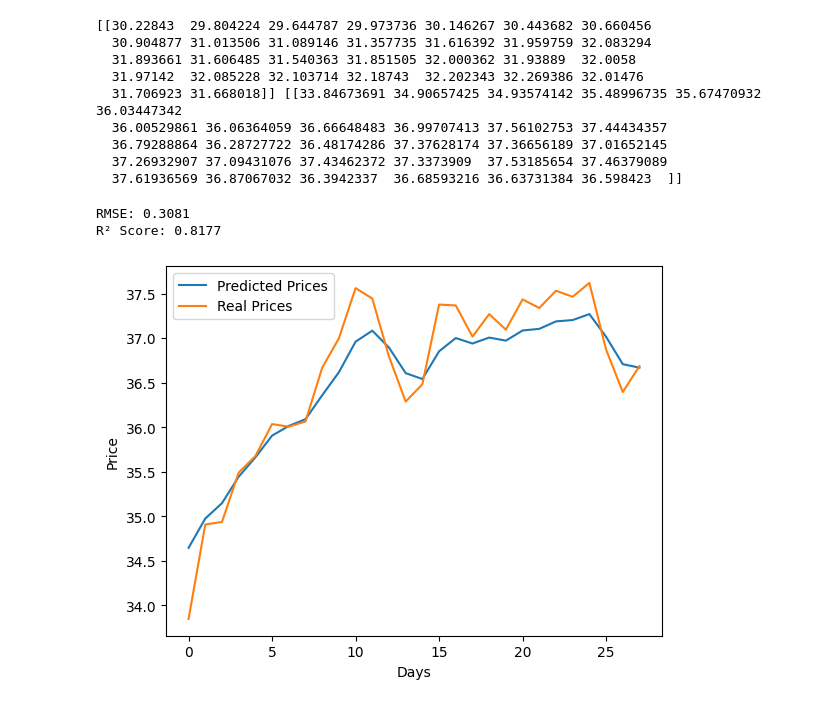
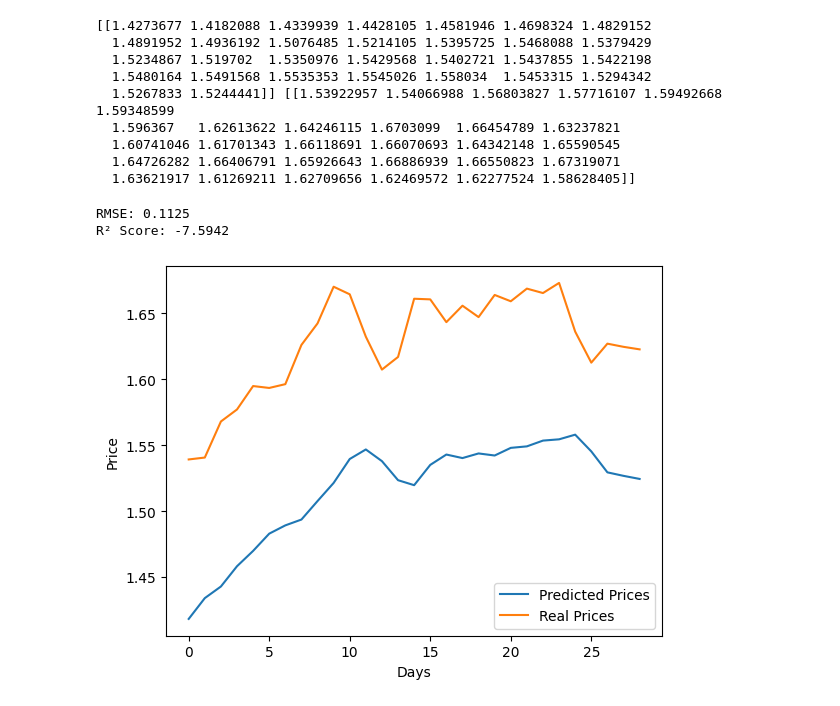
Before and after one commit to tmnds/tech_challenge_4, a Jupyter notebook: training_model/training_model_tf.ipynb, the cells around one changed output. Drawn from its saved outputs; the diff is of its cells as text; code cells hidden in the pictures.

```diff
--- a/training_model/training_model_tf.ipynb
+++ b/training_model/training_model_tf.ipynb
@@ -78,24 +107,6 @@ stock_var = 'Adj Close'
 end_date = '2024-10-30'
 start_date = '2017-01-01'
 
-horizon_pred = 1
-seq_length = 20
-batch_size = 30
-train_ratio = 0.8
-test_ratio = 0.15
-
-units_layer1 = 250
-activation_layer1 = 'relu'
-dropout_layer1 = 0.2
-units_layer2 = None
-activation_layer2 = None if units_layer2 is None else 'relu'
-dropout_layer2 = None if units_layer2 is None else 0.1
-activation_output = 'relu'
-
-optim = 'adam'
-loss_fn = 'mse'
-n_epochs = 150
-
 df = get_finance_df(company_inputs, start_date, end_date, stock_var)
 df = df.interpolate(method='linear')
 # df = df.fillna(0)
@@ -283,22 +316,24 @@ print(y_gen_valid[1:].reshape(-1,))
 # %%
-y_pred = scalery.inverse_transform(y_pred_scaled.reshape(-1,1))
-y_valid_f = scalery.inverse_transform(y_gen_valid.reshape(-1,1))
+# y_pred = scalery.inverse_transform(y_pred_scaled.reshape(-1,1))
+# y_valid_f = scalery.inverse_transform(y_gen_valid.reshape(-1,1))
+y_pred = y_pred_scaled.reshape(-1,1)
+y_valid_f = y_gen_valid.reshape(-1,1)
 print(y_pred.T, y_valid_f.T)
 # %% [output]
-[[30.22843  29.804224 29.644787 29.973736 30.146267 30.443682 30.660456
-  30.904877 31.013506 31.089146 31.357735 31.616392 31.959759 32.083294
-  31.893661 31.606485 31.540363 31.851505 32.000362 31.93889  32.0058
-  31.97142  32.085228 32.103714 32.18743  32.202343 32.269386 32.01476
-  31.706923 31.668018]] [[33.84673691 34.90657425 34.93574142 35.48996735 35.67470932 36.03447342
-  36.00529861 36.06364059 36.66648483 36.99707413 37.56102753 37.44434357
-  36.79288864 36.28727722 36.48174286 37.37628174 37.36656189 37.01652145
-  37.26932907 37.09431076 37.43462372 37.3373909  37.53185654 37.46379089
-  37.61936569 36.87067032 36.3942337  36.68593216 36.63731384 36.598423  ]]
+[[1.4273677 1.4182088 1.4339939 1.4428105 1.4581946 1.4698324 1.4829152
+  1.4891952 1.4936192 1.5076485 1.5214105 1.5395725 1.5468088 1.5379429
+  1.5234867 1.519702  1.5350976 1.5429568 1.5402721 1.5437855 1.5422198
+  1.5480164 1.5491568 1.5535353 1.5545026 1.558034  1.5453315 1.5294342
+  1.5267833 1.5244441]] [[1.53922957 1.54066988 1.56803827 1.57716107 1.59492668 1.59348599
+  1.596367   1.62613622 1.64246115 1.6703099  1.66454789 1.63237821
+  1.60741046 1.61701343 1.66118691 1.66070693 1.64342148 1.65590545
+  1.64726282 1.66406791 1.65926643 1.66886939 1.66550823 1.67319071
+  1.63621917 1.61269211 1.62709656 1.62469572 1.62277524 1.58628405]]
 # %%
 from sklearn.metrics import root_mean_squared_error, r2_score
 
-delay = 2
-offset = 5
+delay = 1
+offset = 0
 
 rmse = root_mean_squared_error(y_pred[delay:]+offset, y_valid_f[0:-delay])
 r2 = r2_score(y_pred[delay:]+offset, y_valid_f[0:-delay])
@@ -306,20 +341,20 @@ r2 = r2_score(y_pred[delay:]+offset, y_valid_f[0:-delay])
 print(f'RMSE: {rmse:.4f}')
 print(f'R² Score: {r2:.4f}')
 # %% [output]
-RMSE: 0.3081
-R² Score: 0.8177
+RMSE: 0.1125
+R² Score: -7.5942
 # %%
 import matplotlib.pyplot as plt
 
 # Plot the predicted prices
 plt.plot(y_pred[delay:]+offset, label="Predicted Prices")
-plt.plot(y_valid_f[0:-delay], label="Real Prices")
+plt.plot(y_valid_f[:-delay], label="Real Prices")
 plt.xlabel("Days")
 plt.ylabel("Price")
 plt.legend()
 plt.show()
 # %% [output]
-[figure, old version]
+[figure, new version]
 # %%
 # import mlflow
 # import mlflow.tensorflow
```
Also changed, not shown: parts of 10 cells of this notebook.
